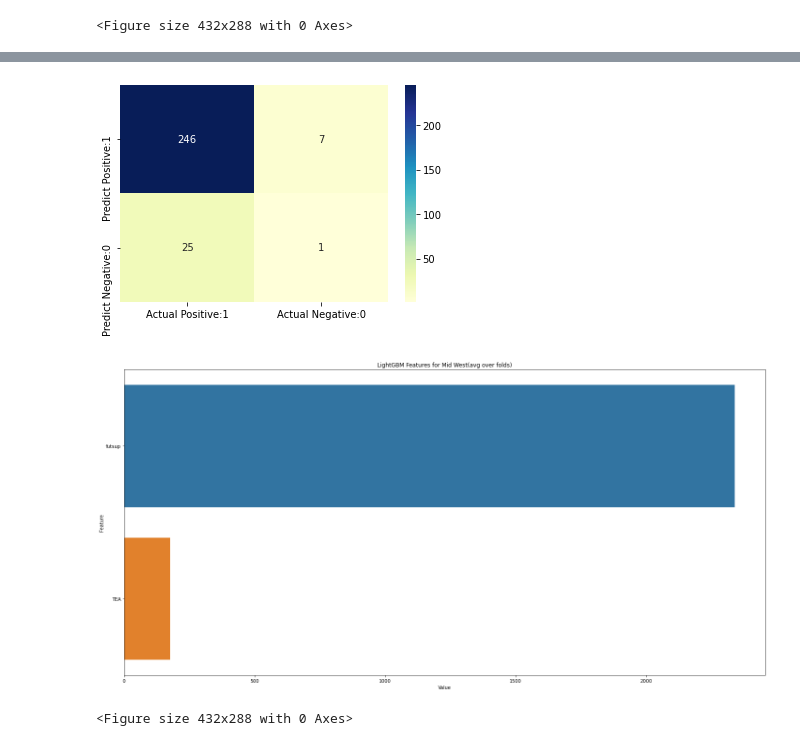
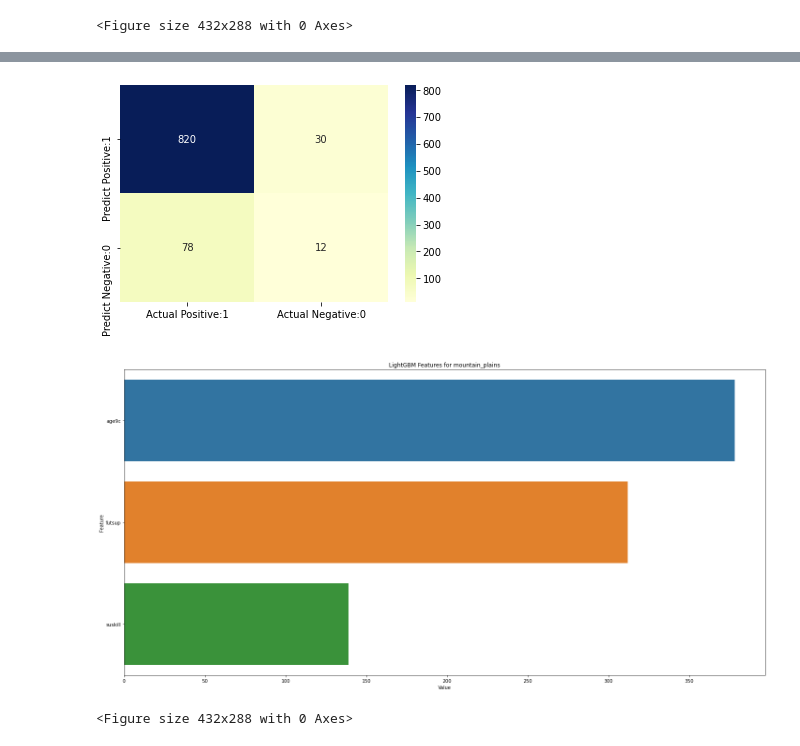
Before and after one commit to JasonWYZE/Babson-Hackathon, a Jupyter notebook: data_hackathon.ipynb, the cells around one changed output, grey strips where cells are left out. Cells and saved outputs as stored; diff of their text form; code cells hidden in the pictures.

```diff
--- a/data_hackathon.ipynb
+++ b/data_hackathon.ipynb
@@ -687,19 +1127,20 @@ weighted avg       0.83      0.87      0.84       607
 <Figure size 432x288 with 0 Axes>
 # %%
-#Mid west with Weight A
+#new york with Weight A
 
-mid_west = pd.read_csv("mid_west.csv")
-cols = ['TEA','futsup','WEIGHT_A']
+new_york = pd.read_csv("new_york.csv")
+cols = ['TEA','age9c', 'suskill', 'futsup','WEIGHT_A']
 
-mid_west = mid_west[cols]
-mid_west['TEA'].value_counts()
+new_york = new_york[cols]
+new_york['TEA'].value_counts()
 
 
 #Declare feature vector and target variable
-y=mid_west['TEA']
+y=new_york['TEA']
 
-new_cols = ['futsup','WEIGHT_A']
-x=mid_west[new_cols]
+new_cols = ['age9c', 'suskill', 'futsup','WEIGHT_A']
+feature_cols = ['age9c', 'suskill', 'futsup']
+x=new_york[new_cols]
 
 from sklearn.model_selection import train_test_split
 X_train, X_test, y_train, y_test = train_test_split(x, y, test_size = 0.3, random_state = 0)
@@ -752,11 +1193,11 @@ from sklearn.metrics import classification_report
 print(classification_report(y_test, y_pred))
 
 
-feature_imp = pd.DataFrame(sorted(zip(clf.feature_importances_,mid_west.columns)), columns=['Value','Feature'])
+feature_imp = pd.DataFrame(sorted(zip(clf.feature_importances_,new_york[feature_cols])), columns=['Value','Feature'])
 
 plt.figure(figsize=(20, 10))
 sns.barplot(x="Value", y="Feature", data=feature_imp.sort_values(by="Value", ascending=False))
-plt.title('LightGBM Features for Midwest(avg over folds)')
+plt.title('LightGBM Features for mountain_plains')
 plt.tight_layout()
 plt.show()
 plt.savefig('lgbm_importances-01.png')
@@ -781,4 +1222,4 @@ weighted avg       0.83      0.89      0.86       279
-[figure, old version]
+[figure, new version]
-[figure, old version]
+[figure, new version]
 <Figure size 432x288 with 0 Axes>
 # %%
```
Also changed, not shown: parts of 12 cells of this notebook.
